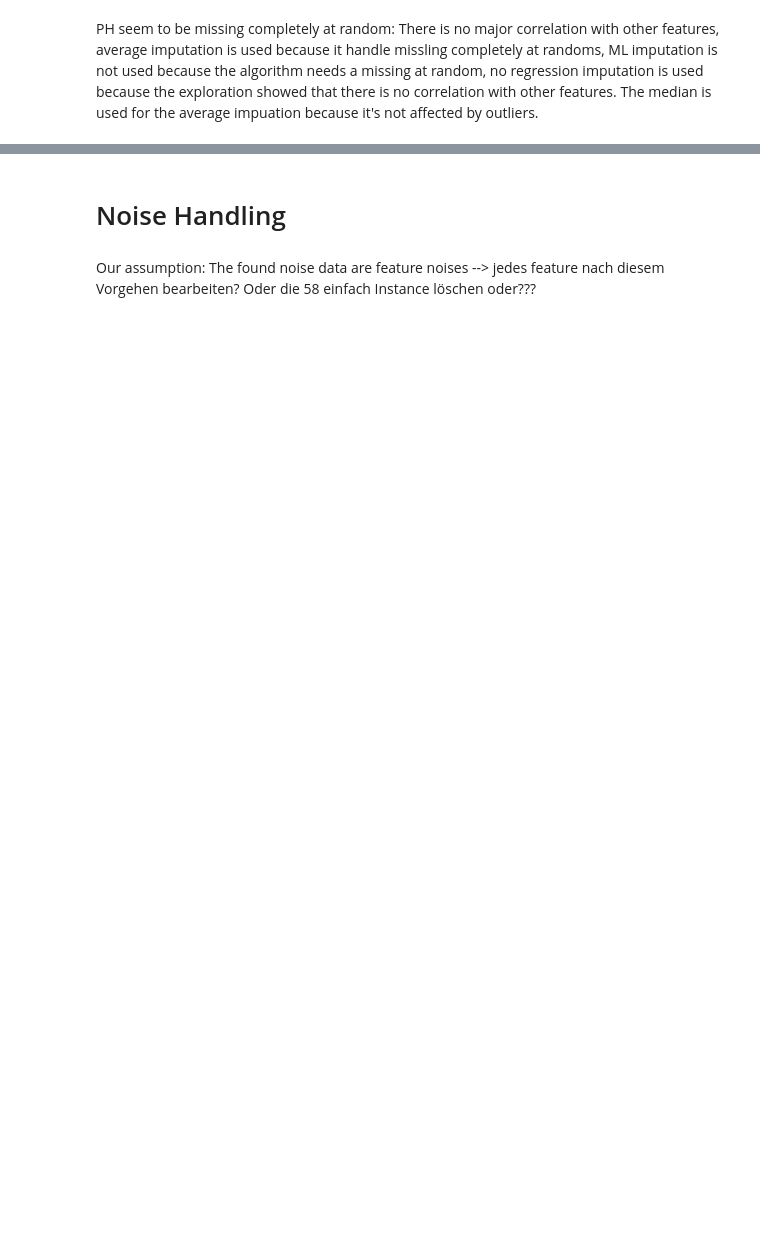
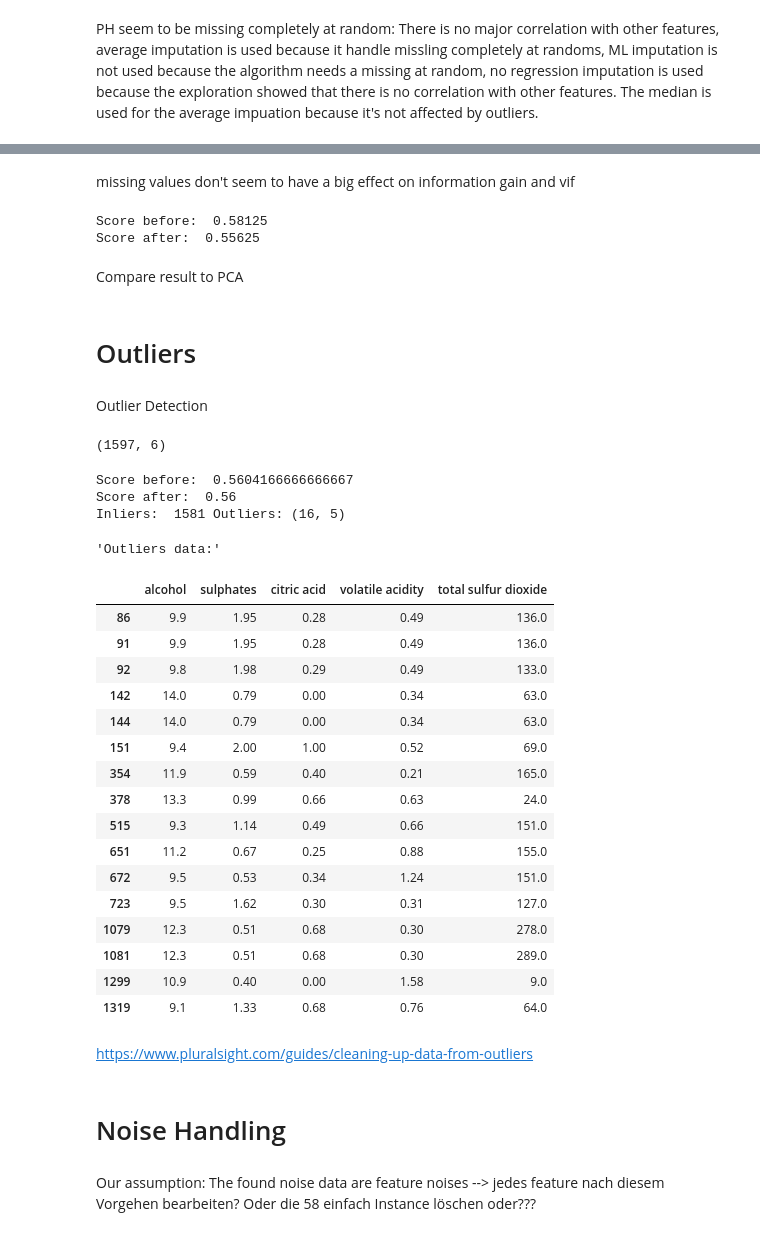
Before and after one commit to proohit/trends-in-ds-team1, a Jupyter notebook: modeling_data_quality_issues_red.ipynb, the cells around one changed output, grey strips where cells are left out. Drawn from its saved outputs; the diff is of its cells as text; code cells hidden in the pictures; blank space fills up the shorter version.

```diff
--- a/modeling_data_quality_issues_red.ipynb
+++ b/modeling_data_quality_issues_red.ipynb
@@ -155,0 +220,21 @@ dtype: int64
+# %% [markdown]
+missing values don't seem to have a big effect on information gain and vif
+# %%
+X = wine_red.drop('quality', axis=1)
+y = wine_red['quality']
+score_before = get_logist_regression_score(X,y)
+print('Score before: ', score_before)
+
+selected_features = ['alcohol', 'sulphates', 'citric acid', 'volatile acidity', 'total sulfur dioxide', 'quality']
+wine_red = wine_red[selected_features]
+
+X = wine_red.drop('quality', axis=1)
+y = wine_red['quality']
+
+score_after = get_logist_regression_score(X,y)
+print('Score after: ', score_after)
+# %% [output]
+Score before:  0.58125
+Score after:  0.55625
+# %% [markdown]
+Compare result to PCA
@@ -156,3 +261,61 @@ dtype: int64
+# %% [markdown]
+# Outliers
+# %% [markdown]
+Outlier Detection
+# %%
+from sklearn.model_selection import train_test_split
+from sklearn.ensemble import IsolationForest
+from datasets import get_logist_regression_score, show_mvs
+
+display(wine_red.shape)
+X = wine_red.drop('quality', axis=1)
+y = wine_red['quality']
+
+iso = IsolationForest(contamination=0.01)
+y_out = iso.fit_predict(X)
+
+score_before = get_logist_regression_score(X,y)
+print('Score before: ', score_before)
+
+# build a mask to select all rows that are not outliers (inlier=1, outlier=-1)
+mask = y_out != -1
+X_inlier, y_inlier = X[mask], y[mask]
+X_outliers, y_outliers = X[~mask], y[~mask]
+
+score_after = get_logist_regression_score(X_inlier,y_inlier)
+print('Score after: ', score_after)
+
+# Inliers vs. Outliers
+print("Inliers: ",X_inlier.shape[0],"Outliers:",X_outliers.shape)
+display('Outliers data:', X_outliers)
+
+wine_red = X_inlier
+wine_red['quality'] = y_inlier
+# %% [output]
+(1597, 6)
+Score before:  0.5604166666666667
+Score after:  0.56
+Inliers:  1581 Outliers: (16, 5)
+'Outliers data:'
+|  | alcohol | sulphates | citric acid | volatile acidity | total sulfur dioxide |
+| 86 | 9.9 | 1.95 | 0.28 | 0.49 | 136.0 |
+| 91 | 9.9 | 1.95 | 0.28 | 0.49 | 136.0 |
+| 92 | 9.8 | 1.98 | 0.29 | 0.49 | 133.0 |
+| 142 | 14.0 | 0.79 | 0.00 | 0.34 | 63.0 |
+| 144 | 14.0 | 0.79 | 0.00 | 0.34 | 63.0 |
+| 151 | 9.4 | 2.00 | 1.00 | 0.52 | 69.0 |
+| 354 | 11.9 | 0.59 | 0.40 | 0.21 | 165.0 |
+| 378 | 13.3 | 0.99 | 0.66 | 0.63 | 24.0 |
+| 515 | 9.3 | 1.14 | 0.49 | 0.66 | 151.0 |
+| 651 | 11.2 | 0.67 | 0.25 | 0.88 | 155.0 |
+| 672 | 9.5 | 0.53 | 0.34 | 1.24 | 151.0 |
+| 723 | 9.5 | 1.62 | 0.30 | 0.31 | 127.0 |
+| 1079 | 12.3 | 0.51 | 0.68 | 0.30 | 278.0 |
+| 1081 | 12.3 | 0.51 | 0.68 | 0.30 | 289.0 |
+| 1299 | 10.9 | 0.40 | 0.00 | 1.58 | 9.0 |
+| 1319 | 9.1 | 1.33 | 0.68 | 0.76 | 64.0 |
+# %% [markdown]
+https://www.pluralsight.com/guides/cleaning-up-data-from-outliers
 # %% [markdown]
 # Noise Handling
 # %% [markdown]
```
Also changed, not shown: parts of 14 cells of this notebook.
